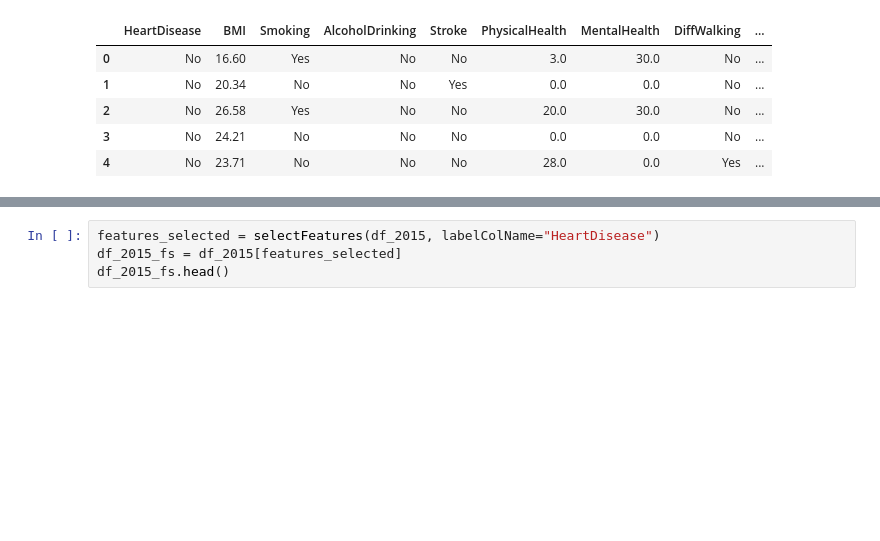
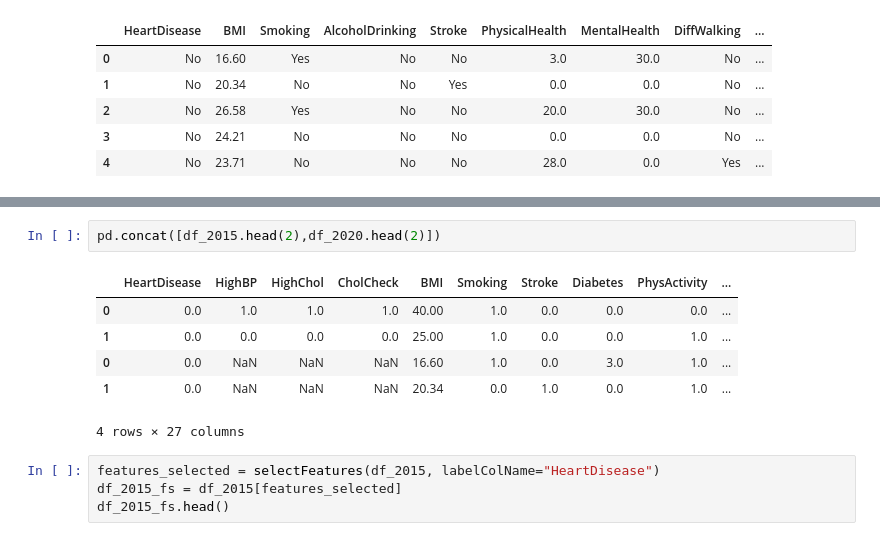
Before and after one commit to OzelotVanilla/PythonCourseRepos, a Jupyter notebook: model_training_experiment.ipynb, the cells around one changed output, grey strips where cells are left out. Drawn from its saved outputs; the diff is of its cells as text; blank space fills up the shorter version.

```diff
--- a/model_training_experiment.ipynb
+++ b/model_training_experiment.ipynb
@@ -90,6 +90,15 @@ df_2020.head()
 | 2 | 0 | 26.58 | 1 | 0 | 3 | 1 | 0 | 1 | ... |
 | 3 | 0 | 24.21 | 0 | 0 | 0 | 0 | 0 | 2 | ... |
 | 4 | 0 | 23.71 | 0 | 0 | 0 | 1 | 0 | 3 | ... |
+# %%
+pd.concat([df_2015.head(2),df_2020.head(2)])
+# %% [output]
+|  | HeartDisease | HighBP | HighChol | CholCheck | BMI | Smoking | Stroke | Diabetes | PhysActivity | ... |
+| 0 | 0.0 | 1.0 | 1.0 | 1.0 | 40.00 | 1.0 | 0.0 | 0.0 | 0.0 | ... |
+| 1 | 0.0 | 0.0 | 0.0 | 0.0 | 25.00 | 1.0 | 0.0 | 0.0 | 1.0 | ... |
+| 0 | 0.0 | NaN | NaN | NaN | 16.60 | 1.0 | 0.0 | 3.0 | 1.0 | ... |
+| 1 | 0.0 | NaN | NaN | NaN | 20.34 | 0.0 | 1.0 | 0.0 | 1.0 | ... |
+4 rows × 27 columns
 # %%
 features_selected = selectFeatures(df_2015, labelColName="HeartDisease")
 df_2015_fs = df_2015[features_selected]
```
Also changed, not shown: parts of 7 cells of this notebook, 1 other file.
